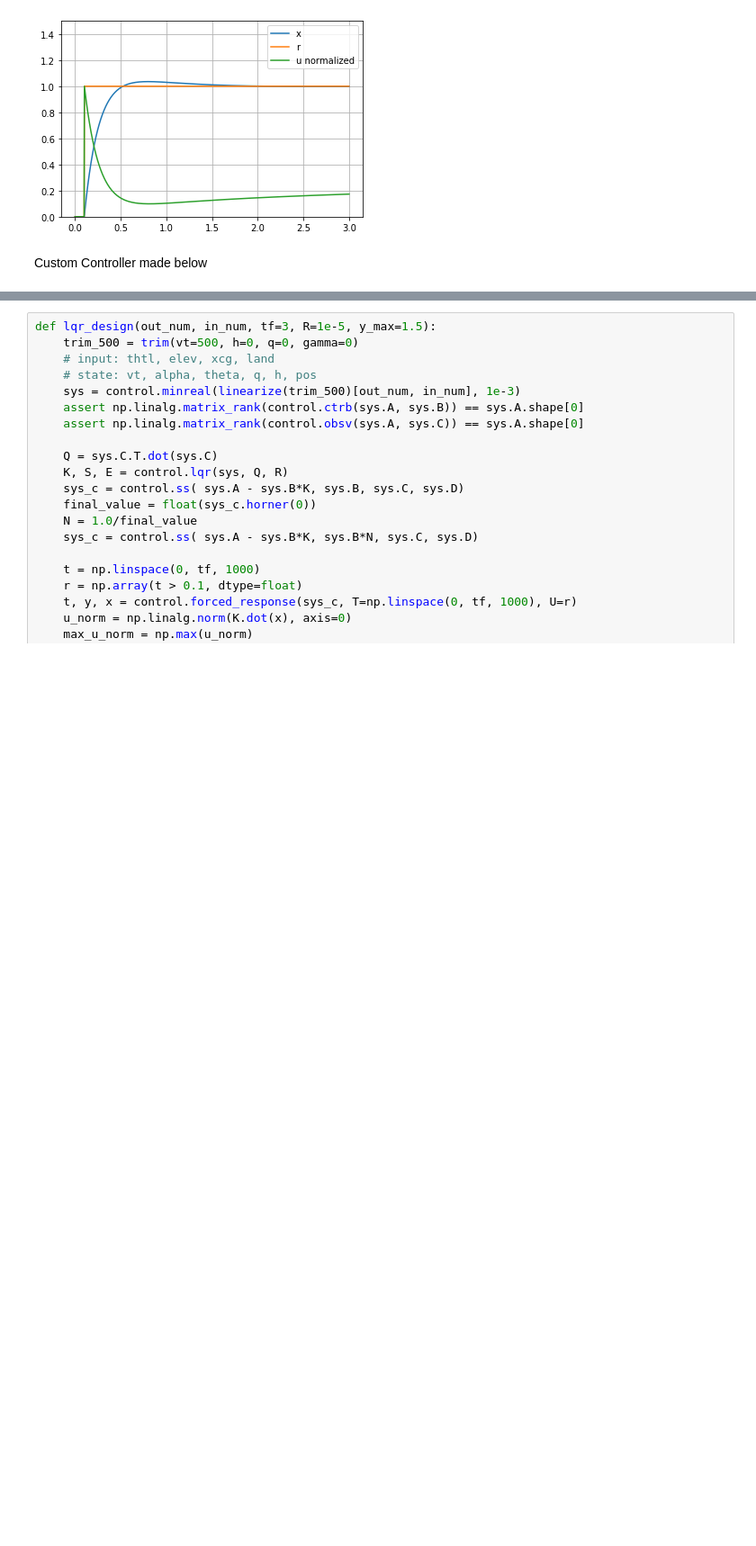
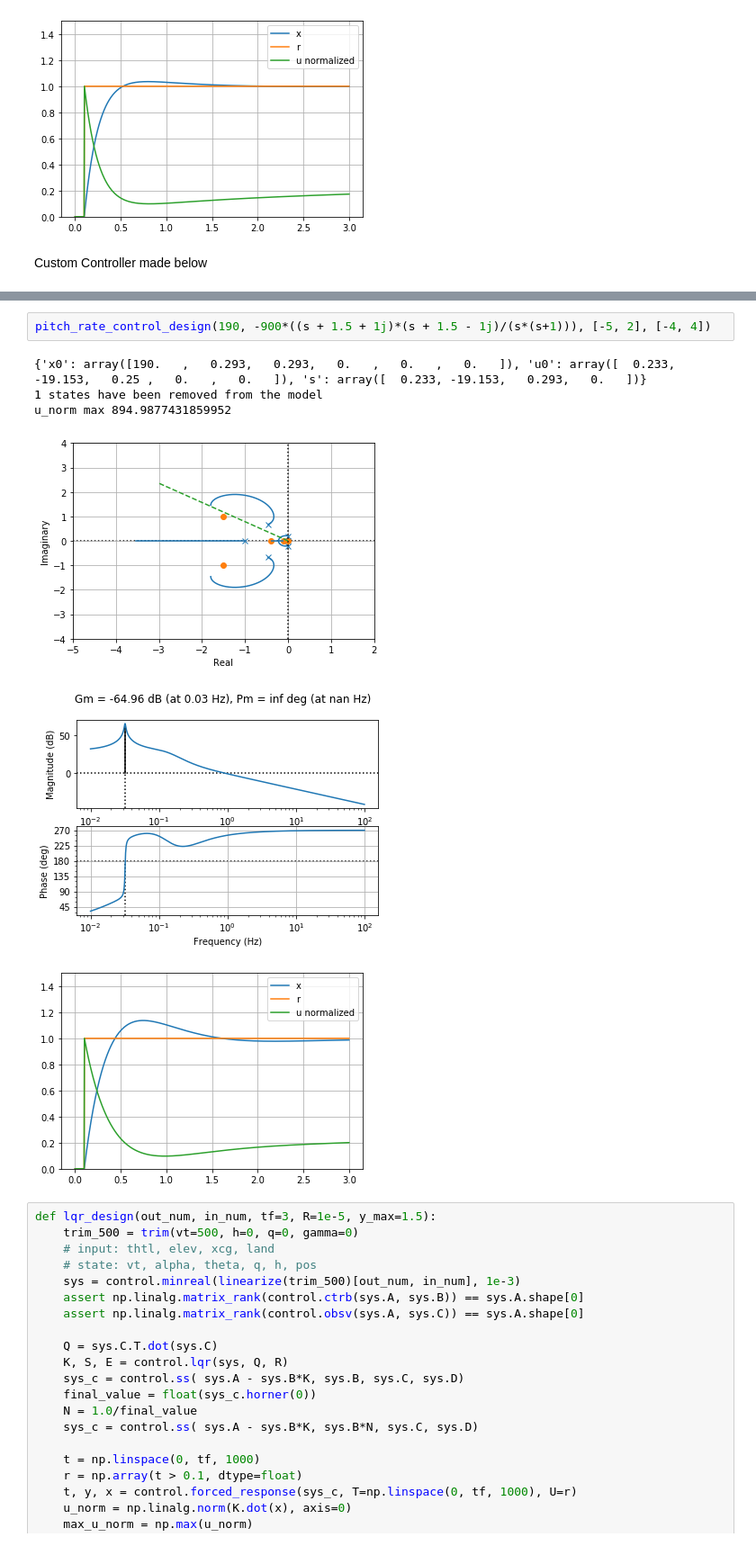
Before and after one commit to jgoppert/aae497-f19, a Jupyter notebook: homework/HW_3_Sidharth_Prasad.ipynb, the cells around one changed output, grey strips where cells are left out. Shown at 90% size. Saved outputs shown, nothing was run; the diff lists cells and outputs as text; blank space fills up the shorter version.

```diff
--- a/homework/HW_3_Sidharth_Prasad.ipynb
+++ b/homework/HW_3_Sidharth_Prasad.ipynb
@@ -237,4 +237,13 @@ u_norm max 851.0624069542419
 [figure]
+# %%
+pitch_rate_control_design(190, -900*((s + 1.5 + 1j)*(s + 1.5 - 1j)/(s*(s+1))), [-5, 2], [-4, 4])
+# %% [output]
+{'x0': array([190.   ,   0.293,   0.293,   0.   ,   0.   ,   0.   ]), 'u0': array([  0.233, -19.153,   0.25 ,   0.   ,   0.   ]), 's': array([  0.233, -19.153,   0.293,   0.   ])}
+1 states have been removed from the model
+u_norm max 894.9877431859952
+[figure, added]
+[figure, added]
+[figure, added]
 # %%
 def lqr_design(out_num, in_num, tf=3, R=1e-5, y_max=1.5):
     trim_500 = trim(vt=500, h=0, q=0, gamma=0)
```
Also changed, not shown: parts of 7 cells of this notebook.
